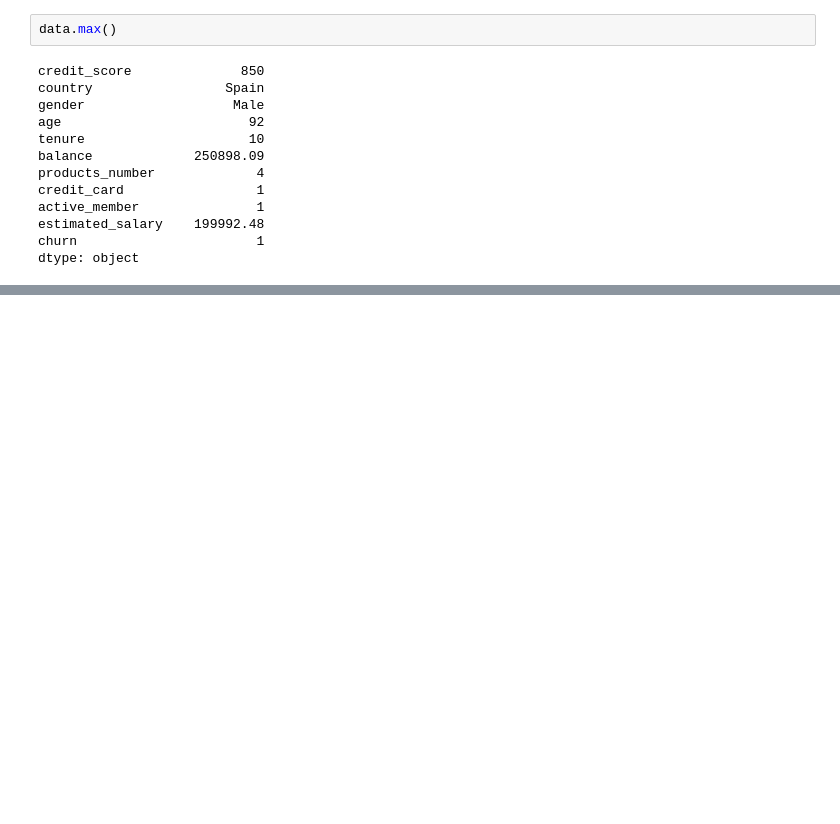
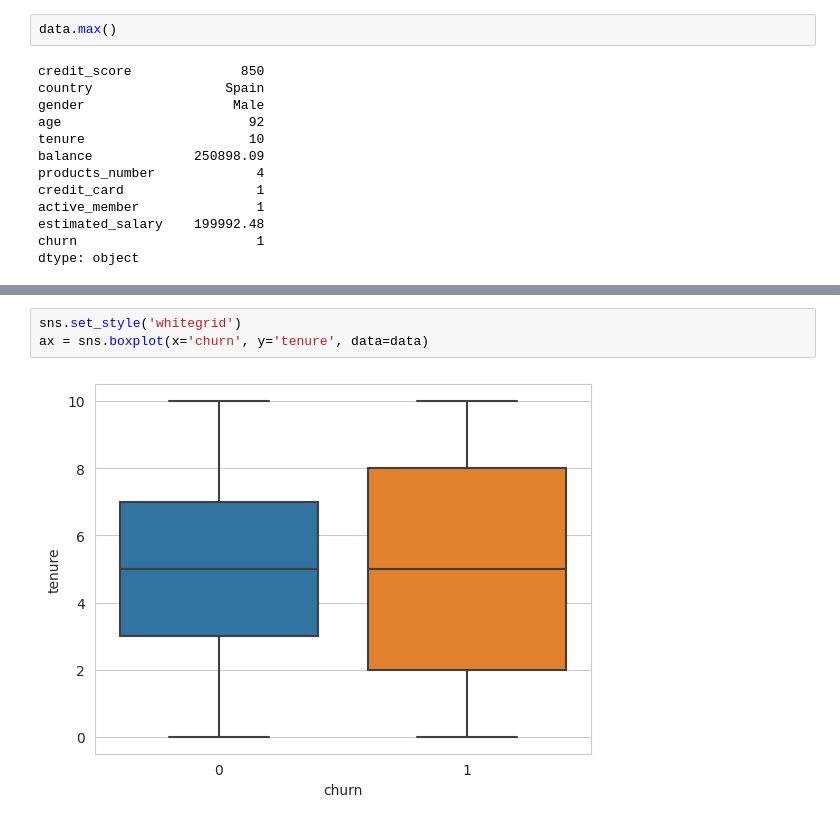
Before and after one commit to mmwitters/CDA_Project, a Jupyter notebook: Final Project.ipynb, the cells around one changed output, grey strips where cells are left out. Drawn from its saved outputs; the diff is of its cells as text; blank space fills up the shorter version.

```diff
--- a/Final Project.ipynb
+++ b/Final Project.ipynb
@@ -70,0 +87,5 @@ dtype: object
+# %%
+sns.set_style('whitegrid')
+ax = sns.boxplot(x='churn', y='tenure', data=data)
+# %% [output]
+[figure, added]
```
Also changed, not shown: parts of 6 cells of this notebook.
